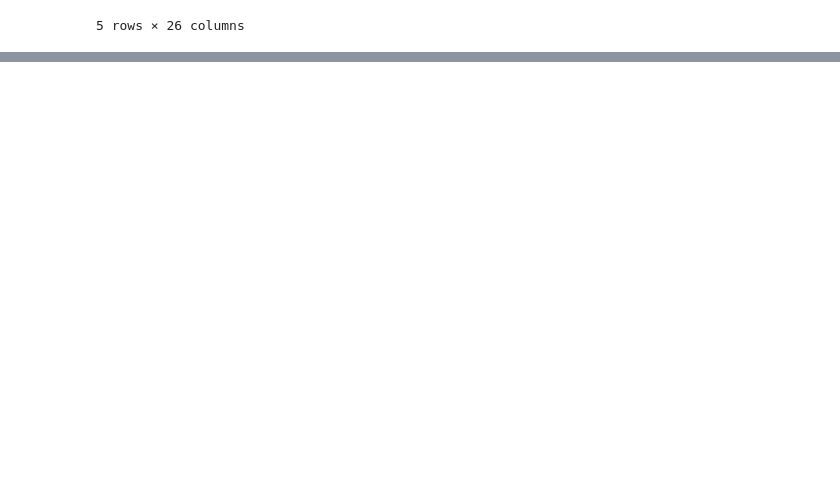
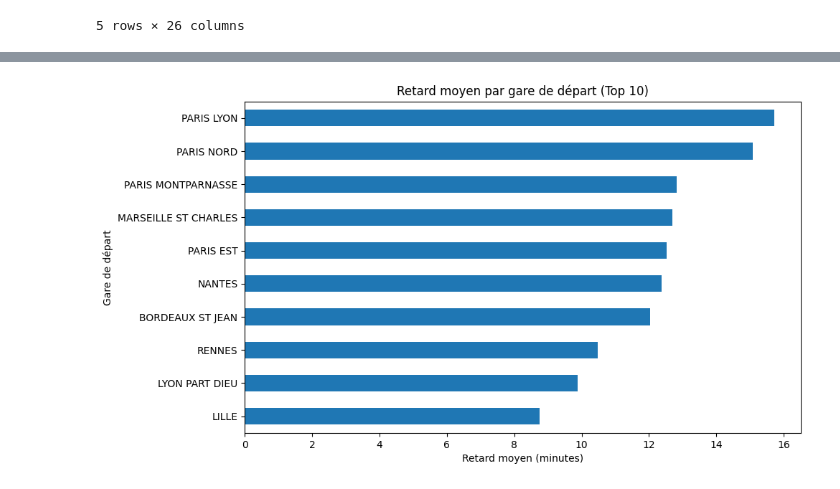
Before and after one commit to LeMatt28/Tardis-AI, a Jupyter notebook: tardis_eda.ipynb, the cells around one changed output, grey strips where cells are left out. Drawn from its saved outputs; the diff is of its cells as text; code cells hidden in the pictures; blank space fills up the shorter version.

Commit message:
feat: Add step2 graph

```diff
--- a/tardis_eda.ipynb
+++ b/tardis_eda.ipynb
@@ -27,0 +75,17 @@ df.head()
+# %%
+top_stations = df["Gare de départ"].value_counts().head(10).index
+
+station_delay = (
+    df[df["Gare de départ"].isin(top_stations)]
+    .groupby("Gare de départ")["Retard moyen des trains en retard au départ"]
+    .mean()
+    .sort_values()
+)
+
+plt.figure(figsize=(10,6))
+station_delay.plot(kind="barh")
+plt.title("Retard moyen par gare de départ (Top 10)")
+plt.xlabel("Retard moyen (minutes)")
+plt.show()
+# %% [output]
+[figure, added]
```
Also changed, not shown: parts of 3 cells of this notebook.
